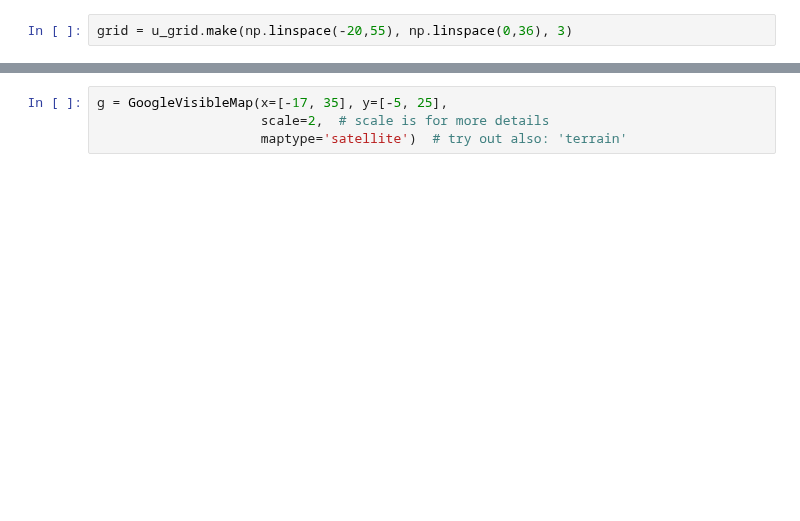
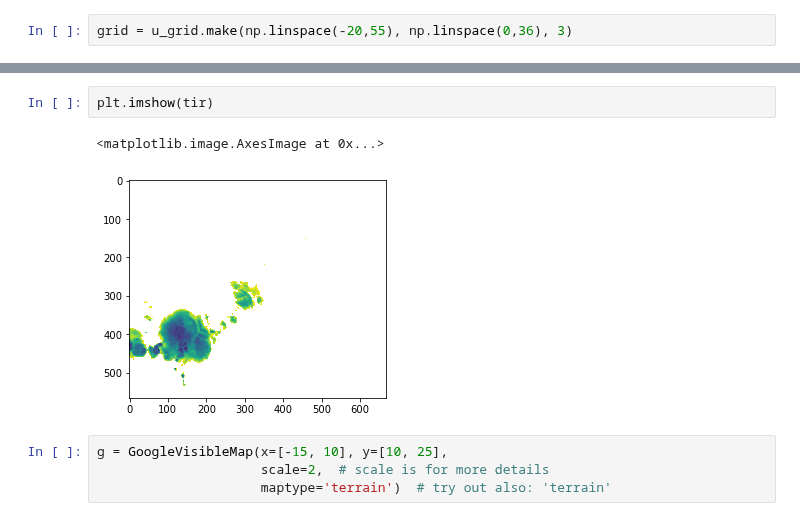
Before and after one commit to cornkle/proj_CEH, a Jupyter notebook: notebooks/AMMA_MSG_GOOGLEtestplots.ipynb, the cells around one changed output, grey strips where cells are left out. Cells and saved outputs as stored; diff of their text form; blank space fills up the shorter version.

```diff
--- a/notebooks/AMMA_MSG_GOOGLEtestplots.ipynb
+++ b/notebooks/AMMA_MSG_GOOGLEtestplots.ipynb
@@ -25,5 +83,10 @@ grid = u_grid.make(np.linspace(-20,55), np.linspace(0,36), 3)
+# %%
+plt.imshow(tir)
+# %% [output]
+<matplotlib.image.AxesImage at 0x...>
+[figure, added]
 # %%
-g = GoogleVisibleMap(x=[-17, 35], y=[-5, 25],
+g = GoogleVisibleMap(x=[-15, 10], y=[10, 25],
                      scale=2,  # scale is for more details
-                     maptype='satellite')  # try out also: 'terrain'
+                     maptype='terrain')  # try out also: 'terrain'
 # %%
```
Also changed, not shown: parts of 25 cells of this notebook, 10 other files.
